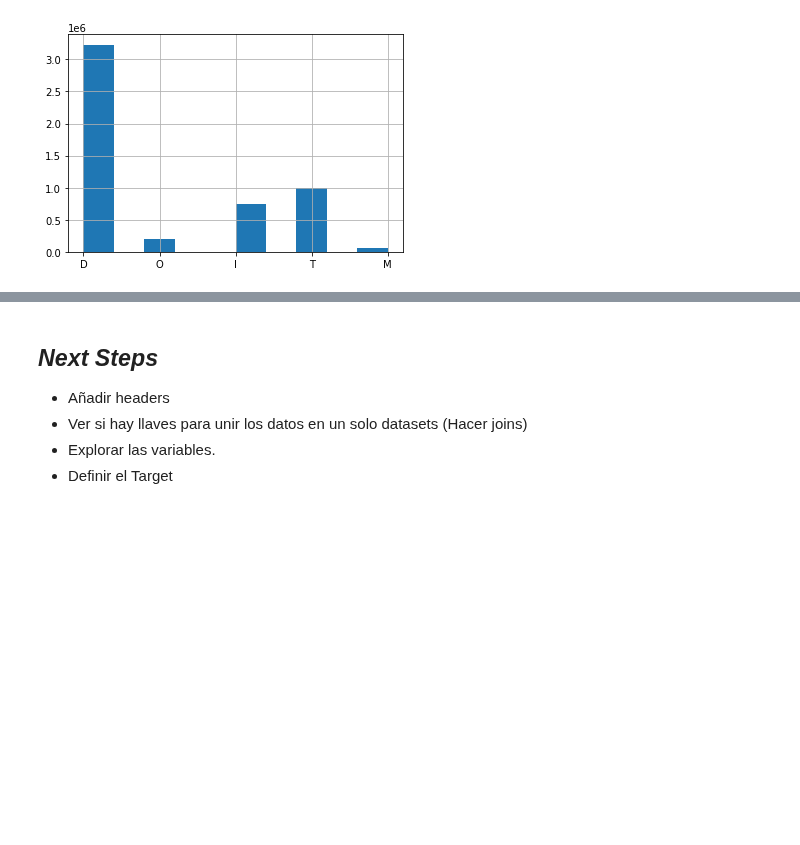
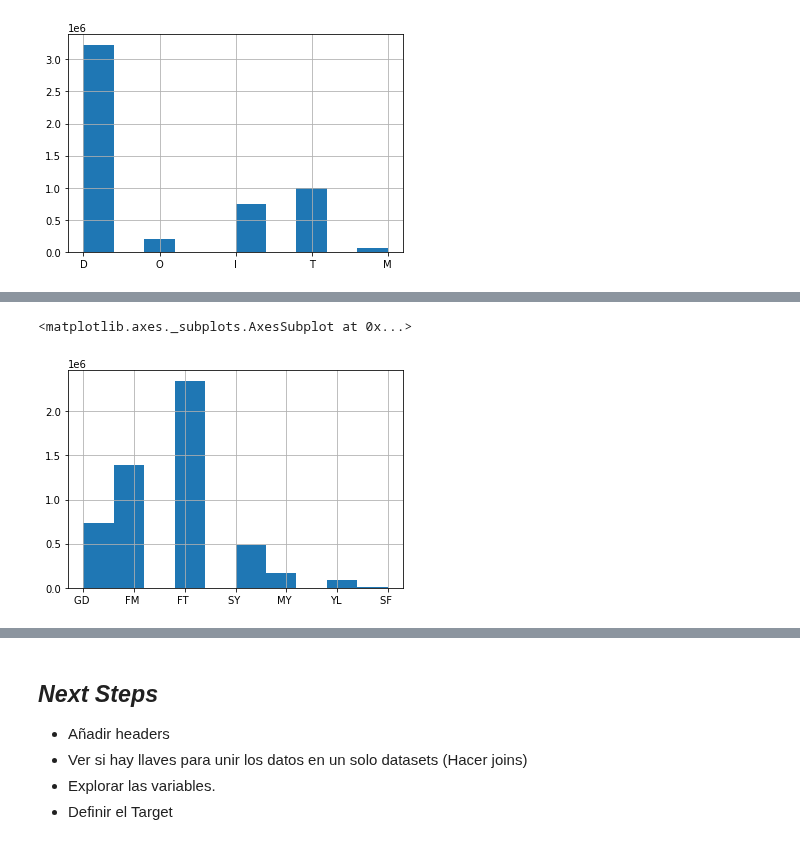
Before and after one commit to jsebastianquiroga/Big_Data-_Derby_2022_SI, a Jupyter notebook: Notebooks/Sistemas_Inteligentes.ipynb, the cells around one changed output, grey strips where cells are left out. Saved outputs shown, nothing was run; the diff lists cells and outputs as text; code cells hidden in the pictures; blank space fills up the shorter version.

```diff
--- a/Notebooks/Sistemas_Inteligentes.ipynb
+++ b/Notebooks/Sistemas_Inteligentes.ipynb
@@ -383,0 +405,5 @@ pxp
+# %%
+nyra_2019['track_condition'].hist()
+# %% [output]
+<matplotlib.axes._subplots.AxesSubplot at 0x...>
+[figure, added]
```
Also changed, not shown: parts of 5 cells of this notebook.
